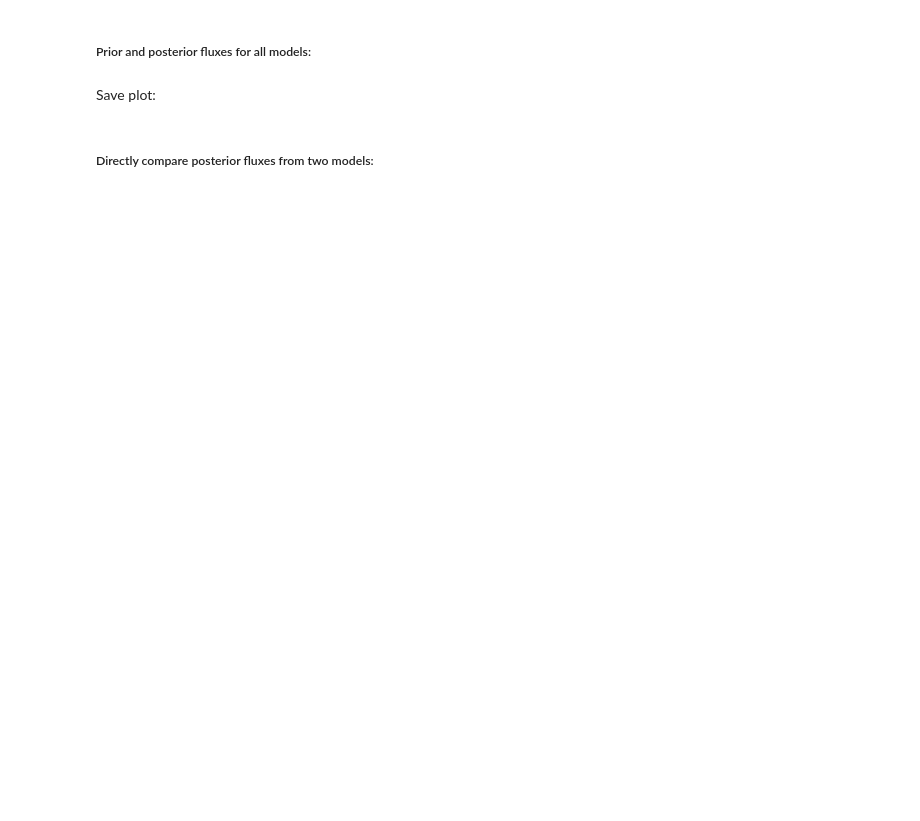
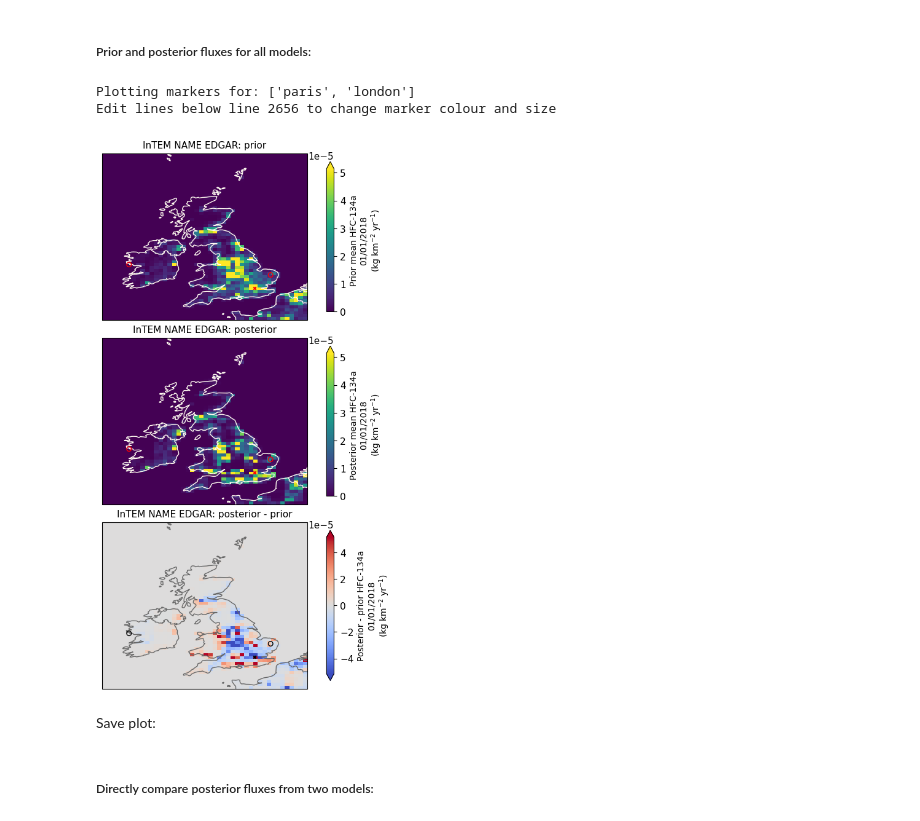
Before and after one commit to mgalkowski/fluxy-mpi-bgc, a Jupyter notebook: PARIS_inversion_results.ipynb, the cells around one changed output. Cells and saved outputs as stored; diff of their text form; code cells hidden in the pictures; blank space fills up the shorter version.

Commit message:
Update PARIS notebook.

```diff
--- a/PARIS_inversion_results.ipynb
+++ b/PARIS_inversion_results.ipynb
@@ -240,9 +269,10 @@ Save plot:
 ### edit variables in this block
 species = 'hfc134a'
 start_date = '2018-01-01' #select the time period to plot (a month or year, depending on the inversion period)
-end_date = '2023-01-01' #if end_date doesn't = start_date, a mean average of the whole period will be plotted
-models = ['intem_name_edgar','elris_name_edgar']
+end_date = '2019-01-01' #if end_date doesn't = start_date, a mean average of the whole period will be plotted
+models = experiments['std_run']
 period_override = None  #use to override standard inversion periods, must be a list the same length as models, e.g. ['monthly','yearly']
+convert_flux_units = True #if true, convert molar flux to mass flux
 ###################################
 
 ds_all_flux = func.read_flux(data_dir,species,models,s_data,m_data,period_override=period_override)
@@ -250,5 +280,5 @@ ds_all_flux = func.read_flux(data_dir,species,models,s_data,m_data,period_overri
 ds_all_flux_scaled = {}
 
 for m in models:
-    ds_all_flux_scaled[m] = func.slice_flux({m:ds_all_flux[m]},start_date,end_date,s_data,scale_units=True,
-                                species=species)[m]
+    ds_all_flux_scaled[m] = func.slice_flux({m:ds_all_flux[m]},start_date,end_date,s_data,scale_units=True
+                                            ,convert_flux_units=convert_flux_units,species=species)[m]
@@ -257,20 +305,26 @@ for m in models:
 # %%
 ###################################
 ### edit variables in this block
-plot_area = 'CWEU' #options for: UK, FRANCE, GERMANY, ITALY, SWITZERLAND, NETHERLANDS, IRELAND, HUNGARY, NORWAY, NWEU, CWEU, EUROPE
+plot_area = 'UK' #options for: UK, FRANCE, GERMANY, ITALY, SWITZERLAND, NETHERLANDS, IRELAND, HUNGARY, NORWAY, NWEU, CWEU, EUROPE
 cmap = 'viridis'   #Greens
 cmap_diff = 'coolwarm'
 c_border = 'floralwhite'    #country boundary colour
 plot_site_locations = True #If True, adds markers to plots at locations of obs sites
 plot_point_markers = ['paris','london'] #plot a marker at these locations, options for 'paris', 'london', 'nw_england' (PFC-218 source) or any value [lon,lat]
 season = None #If specified plot the seasonal mean (only valable for monthly data). Options for 'DJF', 'MAM', 'JJA' and 'SON'
+set_fluxlim = 'auto' # Set flux colorbar limits: e.g.[0,10]|'default'|'auto'
+                        # 'default' = species_info default values and 'auto' = 99th percentile of flux_total_posterior
 ###################################
 
 fig = func.plot_spatial_flux(ds_all_flux_scaled,species,plot_area,s_data,m_data,
                              cmap=cmap,cmap_diff=cmap_diff,c_border=c_border,
                              period_override=period_override,plot_site_locations=plot_site_locations,
                              plot_point_markers=plot_point_markers,
-                             season=season)
+                             season=season,set_fluxlim=set_fluxlim)
+# %% [output]
+Plotting markers for: ['paris', 'london']
+Edit lines below line 2656 to change marker colour and size
+[figure, added]
 # %% [markdown]
 Save plot:
 # %%
```
Also changed, not shown: parts of 6 cells of this notebook.
